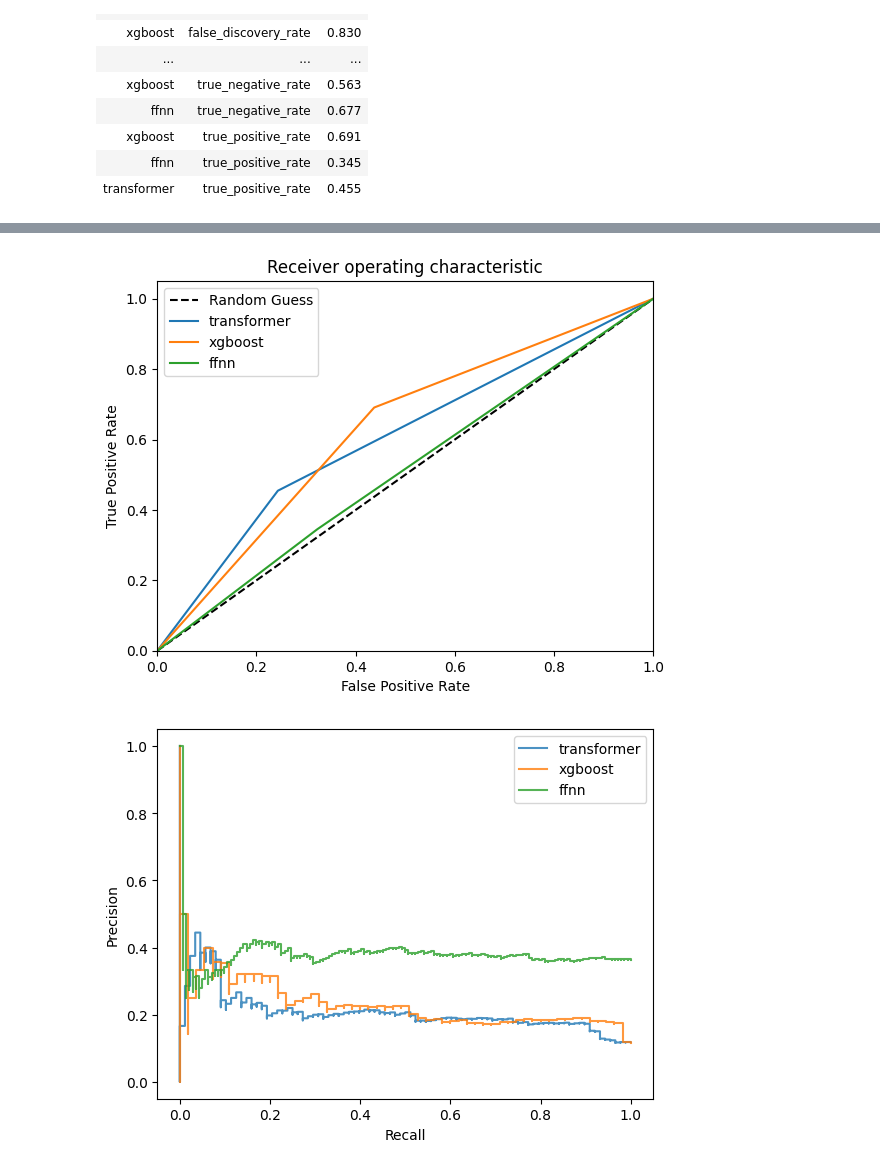
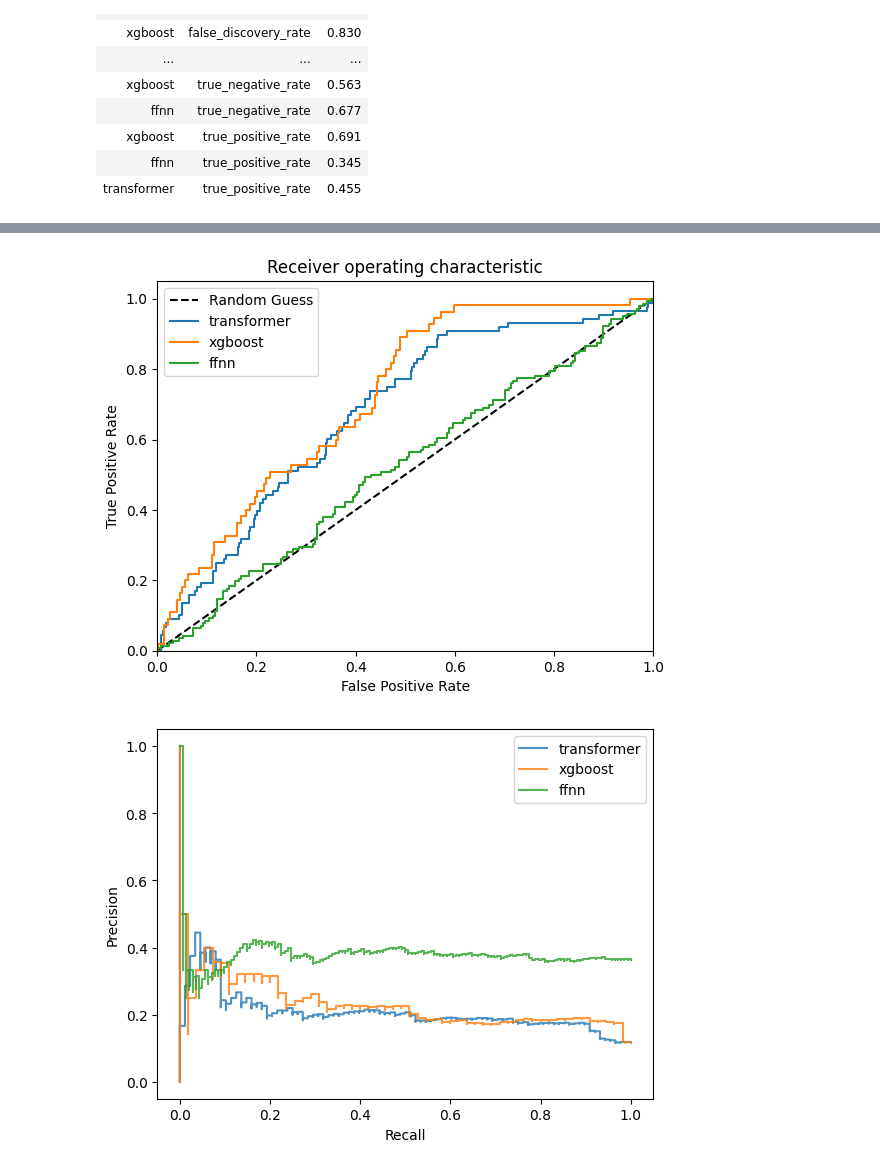
Before and after one commit to ewheeler/foresight, a Jupyter notebook: docs/hes_final/figs.ipynb, the cells around one changed output, grey strips where cells are left out. Drawn from its saved outputs; the diff is of its cells as text; code cells hidden in the pictures.

Commit message:
use probabilites for article roc curve plot

```diff
--- a/docs/hes_final/figs.ipynb
+++ b/docs/hes_final/figs.ipynb
@@ -153,33 +153,33 @@ print(model_metrics.sort_values('metric'))
 # %%
 #| label: fig-roc
 #| fig-cap: "Receiver operating characteristic"
 #| fig-subcap:
 #|   - "Comparison of model ROC"
 #| fig-alt:
 #|   - "ROC plot of models"
 #| layout-ncol: 1
 
 plt.figure()
 plt.plot([0,1],[0,1], "k--", label='Random Guess')
 
 for m, df in dfs.items():
     fpr = dict()
     tpr = dict()
     roc_auc = dict()
     for i in range(2):
-        fpr[i], tpr[i], _ = metrics.roc_curve(df[meta[m]['y_true']], df[meta[m]['y_pred']])
+        fpr[i], tpr[i], _ = metrics.roc_curve(df[meta[m]['y_true']], df[meta[m]['y_pred_proba']])
         roc_auc[i] = metrics.auc(fpr[i], tpr[i])
 
     plt.plot(fpr[1], tpr[1], label=m)
     plt.xlim([0.0, 1.0])
     plt.ylim([0.0, 1.05])
     plt.xlabel('False Positive Rate')
     plt.ylabel('True Positive Rate')
     plt.title('Receiver operating characteristic')
 plt.legend(loc="best")
 plt.show()
 # %% [output]
-[figure, old version]
+[figure, new version]
 # %%
 #| label: fig-prc
 #| fig-cap: "Precision recall curve"
```
